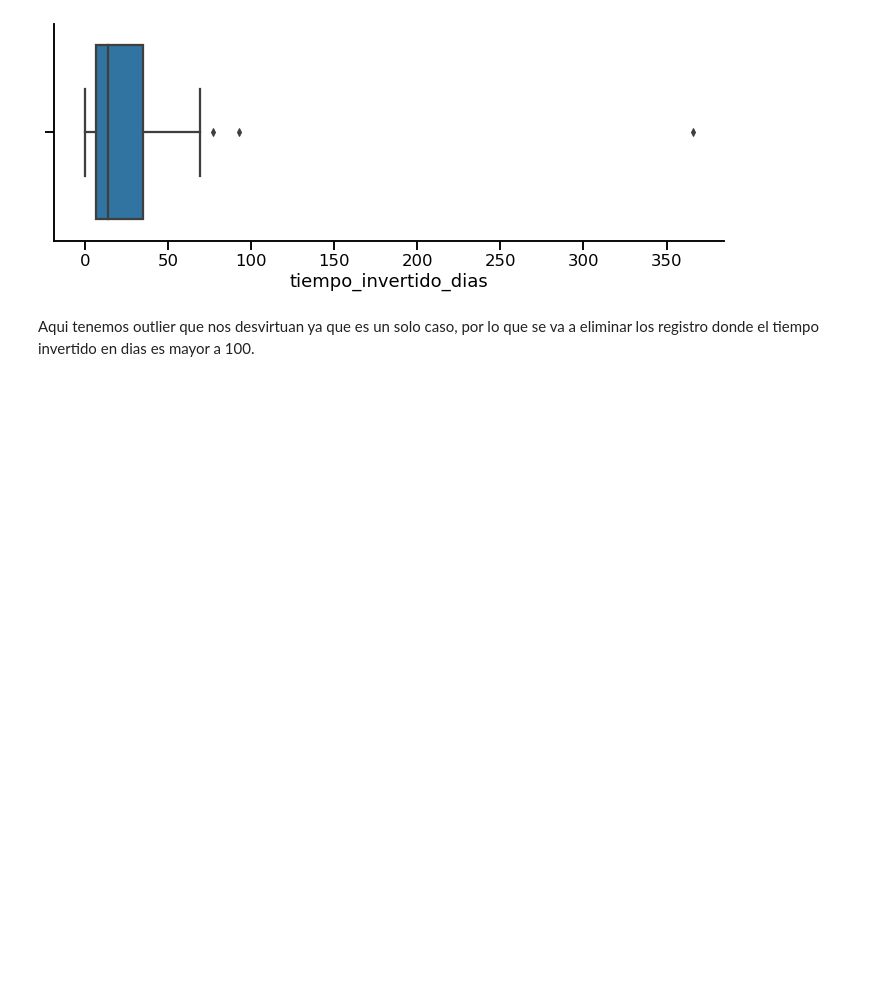
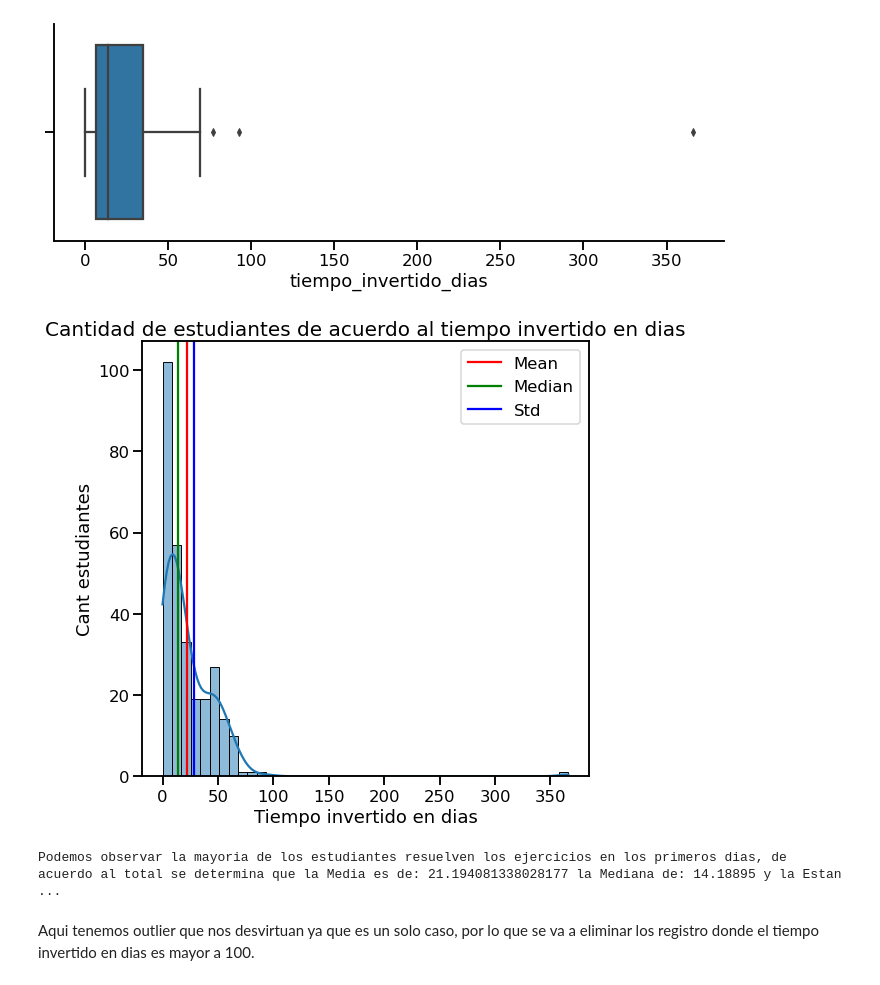
Before and after one commit to laraccano84/Mentoria_mumuki, a Jupyter notebook: DiploDatos_Mentoria_Mumiki_G2/01_AyV_Frecuencia_Acceso.ipynb, the cells around one changed output. Cells and saved outputs as stored; diff of their text form; code cells hidden in the pictures; blank space fills up the shorter version.

```diff
--- a/DiploDatos_Mentoria_Mumiki_G2/01_AyV_Frecuencia_Acceso.ipynb
+++ b/DiploDatos_Mentoria_Mumiki_G2/01_AyV_Frecuencia_Acceso.ipynb
@@ -133,6 +133,29 @@ seaborn.boxplot(x=df_student['tiempo_invertido_dias'])
 seaborn.despine()
 # %% [output]
 [figure]
+# %%
+mean_tiem_t = df_student['tiempo_invertido_dias'].mean()
+median_tiem_t = df_student['tiempo_invertido_dias'].median()
+std_tiem_t = df_student['tiempo_invertido_dias'].std()
+
+plt.figure(figsize=(8, 8))
+ax=seaborn.histplot(df_student['tiempo_invertido_dias'] , kde=True)
+
+ax.set_xlabel('Tiempo invertido en dias')
+ax.set_ylabel('Cant estudiantes')
+ax.set_title('Cantidad de estudiantes de acuerdo al tiempo invertido en dias', fontsize=20)
+ax.axvline(mean_tiem_t, color='r', linestyle='-',label='Mean')
+ax.axvline(median_tiem_t, color='g', linestyle='-',label='Median')
+ax.axvline(std_tiem_t, color='b', linestyle='-',label='Std')
+plt.legend(loc='upper right')
+
+plt.show()
+# %% [output]
+[figure, added]
+# %%
+print(f"Podemos observar la mayoria de los estudiantes resuelven los ejercicios en los primeros dias, de acuerdo al total se determina que la Media es de: {mean_tiem_t} la Mediana de: {median_tiem_t} y la Estandar es de: {std_tiem_t} de tiempo de envios en dias")
+# %% [output]
+Podemos observar la mayoria de los estudiantes resuelven los ejercicios en los primeros dias, de acuerdo al total se determina que la Media es de: 21.194081338028177 la Mediana de: 14.18895 y la Estan ...
 # %% [markdown]
 Aqui tenemos outlier que nos desvirtuan ya que es un solo caso, por lo que se va a eliminar los registro donde el tiempo invertido en dias es mayor a 100.
 # %%
```
Also changed, not shown: parts of 1 cell of this notebook.
